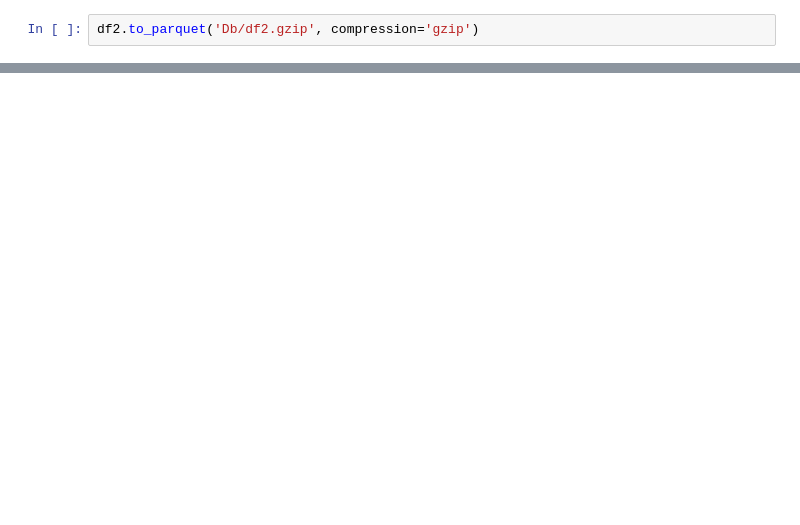
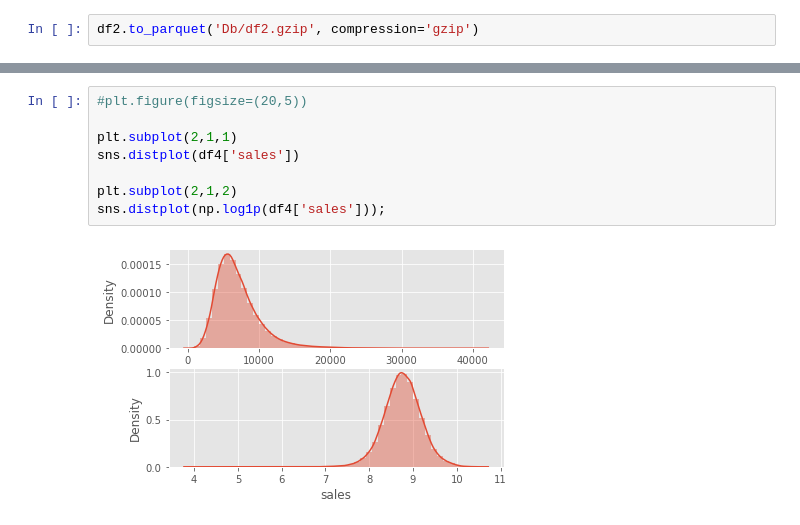
Before and after one commit to rogeriodelfim/Kaggle, a Jupyter notebook: 01. Rossmann Store Sales/m03_v01_store_sales_prediction.ipynb, the cells around one changed output, grey strips where cells are left out. Drawn from its saved outputs; the diff is of its cells as text; blank space fills up the shorter version.

```diff
--- a/01. Rossmann Store Sales/m03_v01_store_sales_prediction.ipynb
+++ b/01. Rossmann Store Sales/m03_v01_store_sales_prediction.ipynb
@@ -542,0 +721,10 @@ df2.to_parquet('Db/df2.gzip', compression='gzip')
+# %%
+#plt.figure(figsize=(20,5))
+
+plt.subplot(2,1,1)
+sns.distplot(df4['sales'])
+
+plt.subplot(2,1,2)
+sns.distplot(np.log1p(df4['sales']));
+# %% [output]
+[figure, added]
```
Also changed, not shown: parts of 69 cells of this notebook.
